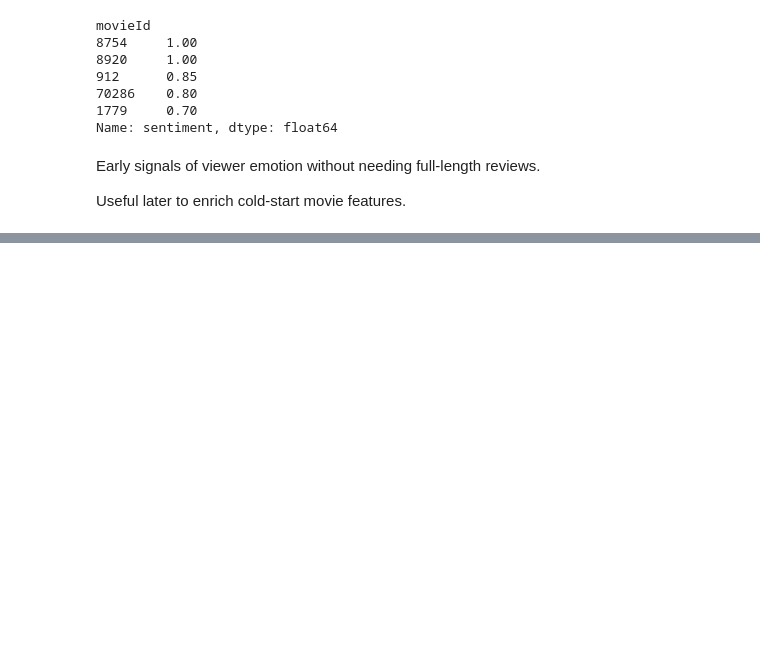
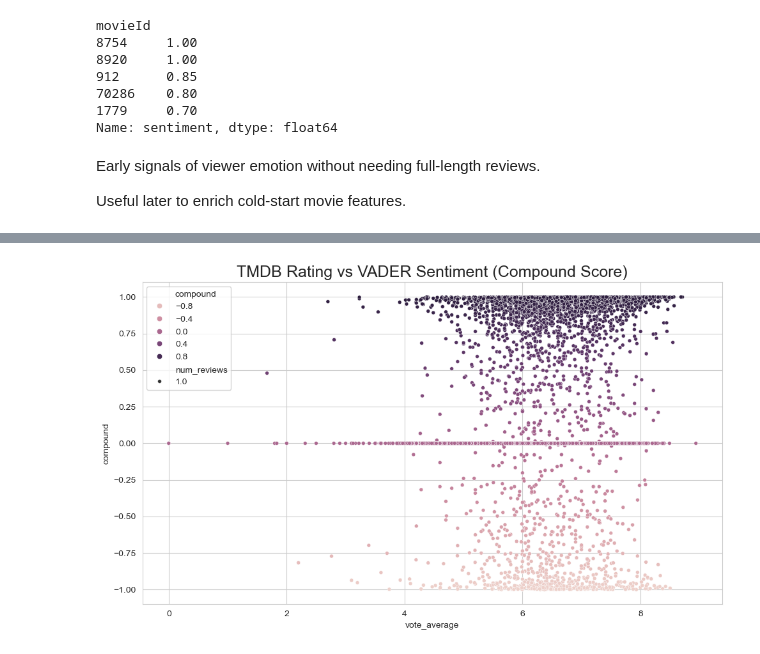
Before and after one commit to Sarvagya1212/FilmFusion, a Jupyter notebook: notebooks/EDA.ipynb, the cells around one changed output, grey strips where cells are left out. Saved outputs shown, nothing was run; the diff lists cells and outputs as text; code cells hidden in the pictures; blank space fills up the shorter version.

```diff
--- a/notebooks/EDA.ipynb
+++ b/notebooks/EDA.ipynb
@@ -766,0 +769,3 @@ tags.to_csv(r"C:\Users\sarva\MoviePulse\data\processed\tags_clean.csv")
+# %%
+
+full_df = pd.read_csv(r"C:\Users\sarva\MoviePulse\data\processed\movies_metadata_enriched.csv")
@@ -766,0 +782,8 @@ tags.to_csv(r"C:\Users\sarva\MoviePulse\data\processed\tags_clean.csv")
+# %%
+# Filter: Only movies with sentiment scores
+full_df = full_df[full_df['compound'].notnull() & full_df['vote_average'].notnull()]
+# %%
+#bivariate.set_strategy(NumericalVsNumericalAnalysis())
+bivariate.execute_analysis(full_df, 'vote_average', 'compound', title='TMDB Rating vs VADER Sentiment (Compound Score)', size='num_reviews', hue='compound')
+# %% [output]
+[figure, added]
```
Also changed, not shown: parts of 10 cells of this notebook, 12 other files.
